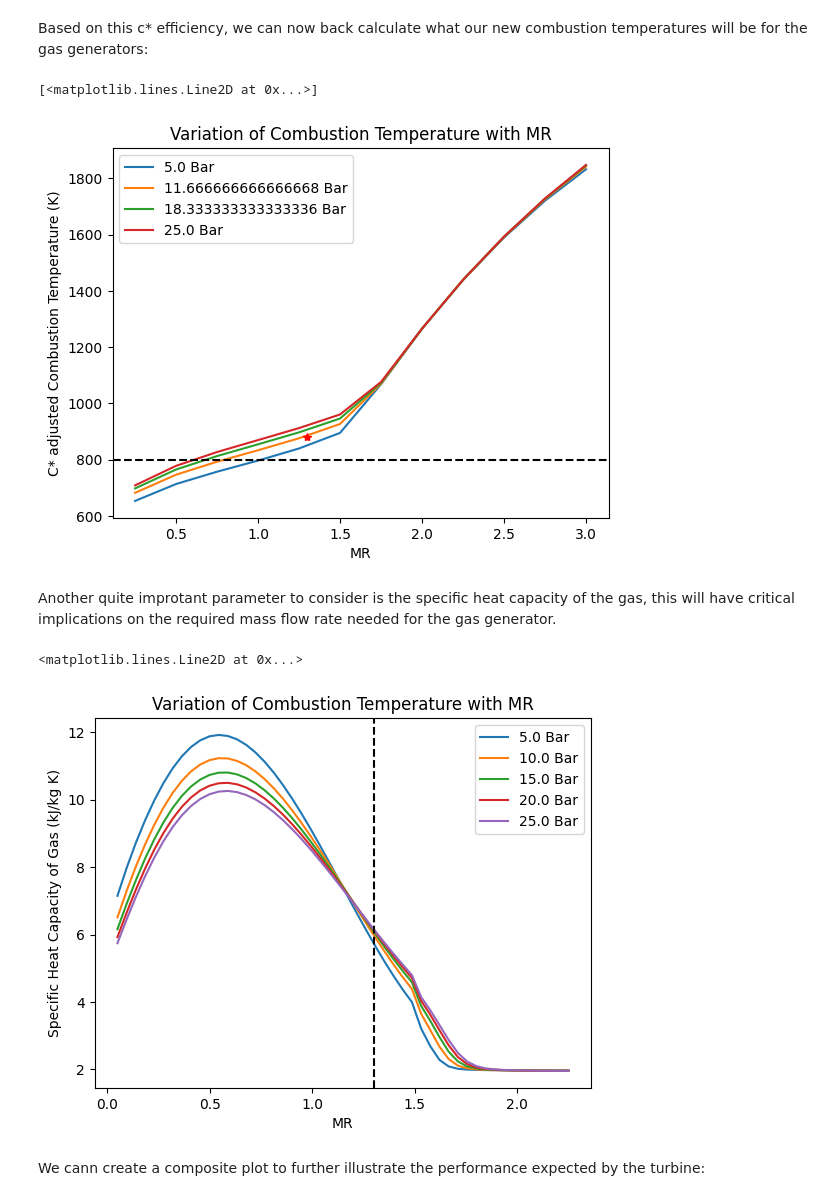
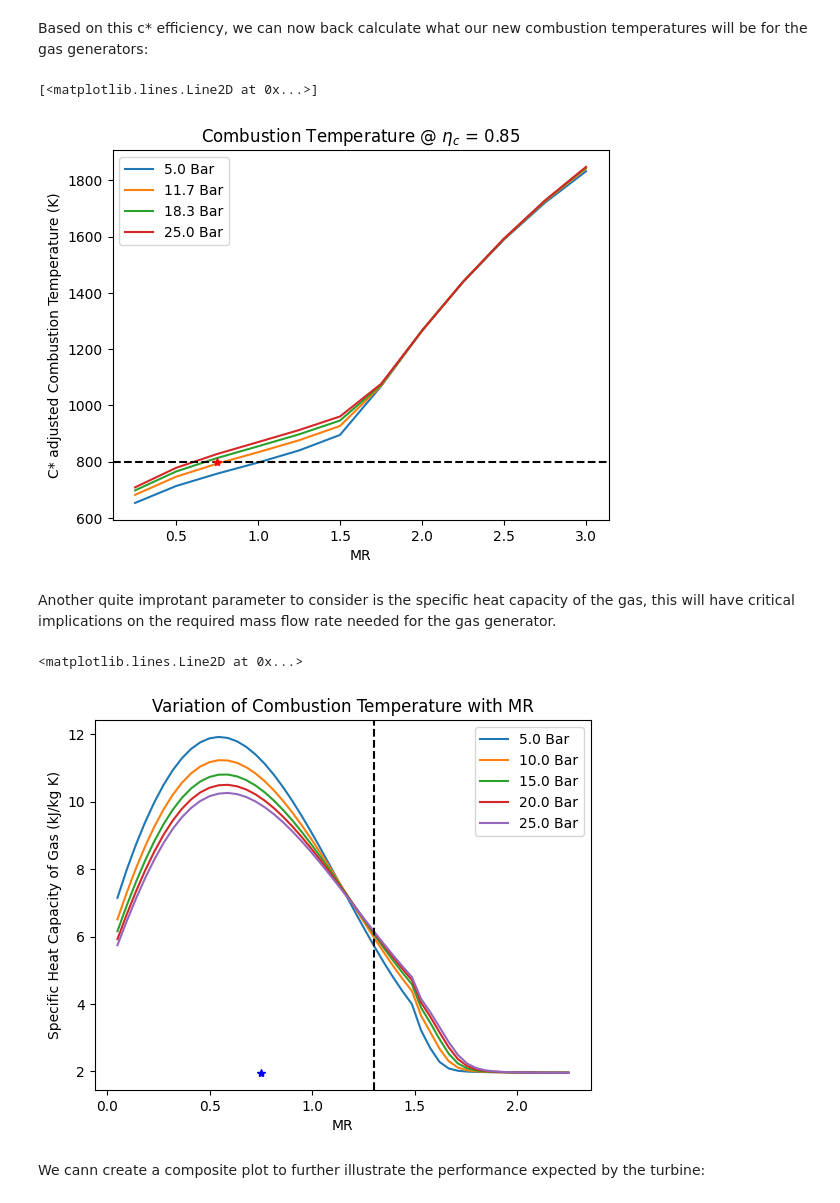
Before and after one commit to EliasAoubala/MermaidManBarnacleBoy, a Jupyter notebook: docs/turbine.ipynb, the cells around one changed output. Drawn from its saved outputs; the diff is of its cells as text; code cells hidden in the pictures.

```diff
--- a/docs/turbine.ipynb
+++ b/docs/turbine.ipynb
@@ -79,7 +79,7 @@ for o_f in O_F_array:
 i = 0
 for row in P_array:
     print(i)
-    plt.plot(O_F_array, T_add_array[:, i], label = f"{row} Bar")
+    plt.plot(O_F_array, T_add_array[:, i], label = f"{row:0.1f} Bar")
 
     i += 1
 plt.legend()
@@ -128,19 +128,19 @@ Based on this c* efficiency, we can now back calculate what our new combustion t
 # %%
 i = 0
 for row in P_array:
-    plt.plot(O_F_array, T_add_array[:, i] * eta_c**2, label = f"{row} Bar")
+    plt.plot(O_F_array, T_add_array[:, i] * eta_c**2, label = f"{row:0.1f} Bar")
 
     i += 1
 
 plt.legend()
 plt.xlabel("MR")
 plt.ylabel("C* adjusted Combustion Temperature (K)")
-plt.title("Variation of Combustion Temperature with MR")
+plt.title(fr"Combustion Temperature @ $\eta_c$ = {eta_c:0.2f}")
 plt.axhline(800, linestyle="--", color="k")
-plt.plot(1.3,880, marker="*", color="r")
+plt.plot(0.75, 800, marker="*", color="r")
 # %% [output]
 [<matplotlib.lines.Line2D at 0x...>]
-[figure, old version]
+[figure, new version]
 # %% [markdown]
 Another quite improtant parameter to consider is the specific heat capacity of the gas, this will have critical implications on the required mass flow rate needed for the gas generator.
 # %%
@@ -175,7 +175,7 @@ for row in P_array:
     plt.plot(O_F_array, cp_add_array[:, i]/1e3, label = f"{row} Bar")
 
     i += 1
-
+plt.plot(0.75, Cp_add/1e3 , marker="*", color="b")
 plt.legend()
 plt.xlabel("MR")
 plt.ylabel("Specific Heat Capacity of Gas (kJ/kg K)")
@@ -183,7 +183,7 @@ plt.title("Variation of Combustion Temperature with MR")
 plt.axvline(1.3, linestyle="--", color="k")
 # %% [output]
 <matplotlib.lines.Line2D at 0x...>
-[figure, old version]
+[figure, new version]
 # %% [markdown]
 We cann create a composite plot to further illustrate the performance expected by the turbine:
 # %%
```
Also changed, not shown: parts of 46 cells of this notebook, 1 other file.
